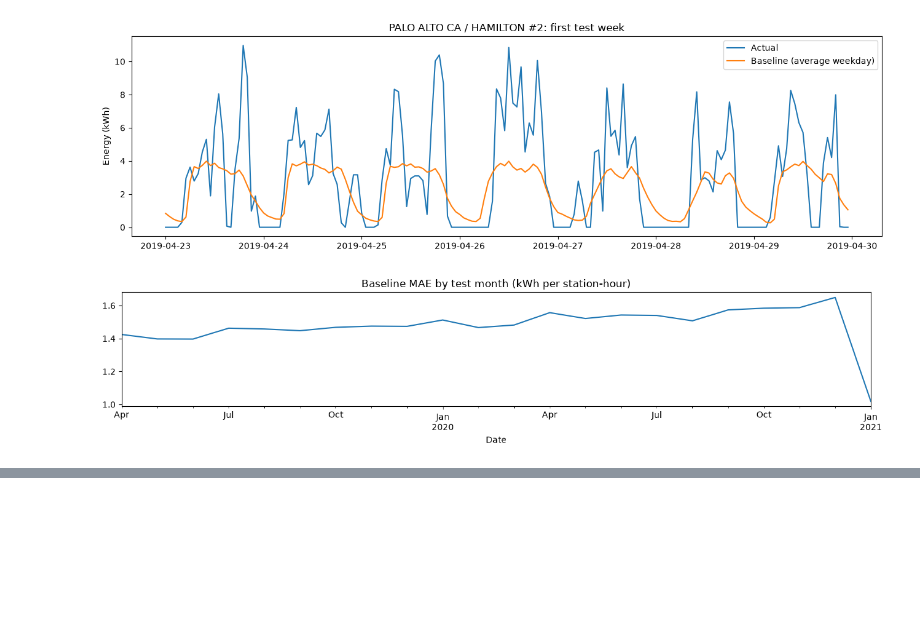
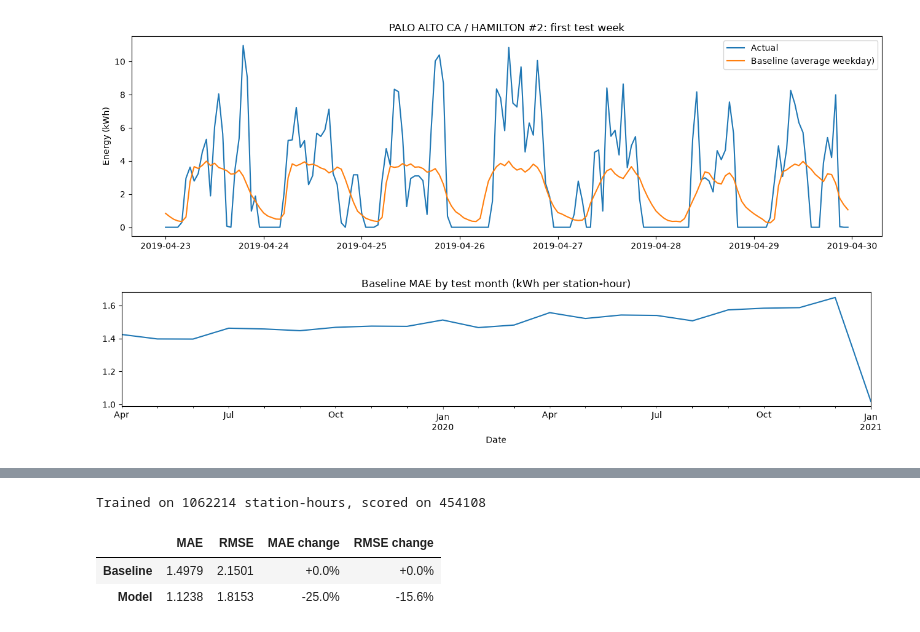
Before and after one commit to dumitritamacarenco/Introduction-to-Business-Analytics---Project-, a Jupyter notebook: task2_prediction.ipynb, the cells around one changed output, grey strips where cells are left out. Drawn from its saved outputs; the diff is of its cells as text; code cells hidden in the pictures; blank space fills up the shorter version.

```diff
--- a/task2_prediction.ipynb
+++ b/task2_prediction.ipynb
@@ -158,0 +231,19 @@ plt.show()
+# %%
+is_train = (features["Date"] < CUTOFF) & features[TARGET].notna()
+
+model = HistGradientBoostingRegressor(categorical_features="from_dtype", learning_rate=0.05, max_iter=300, random_state=0)
+model.fit(features.loc[is_train, FEATURES], features.loc[is_train, TARGET])
+
+# Same test rows as the baseline
+scored["Model"] = model.predict(features.loc[scored.index, FEATURES]).clip(min=0)
+
+results = pd.DataFrame({name: evaluate(scored[TARGET], scored[name]) for name in ["Baseline", "Model"]}).T
+results["MAE change"] = results["MAE"] / results.loc["Baseline", "MAE"] - 1
+results["RMSE change"] = results["RMSE"] / results.loc["Baseline", "RMSE"] - 1
+print(f"Trained on {is_train.sum()} station-hours, scored on {len(scored)}")
+display(results.style.format({"MAE": "{:.4f}", "RMSE": "{:.4f}", "MAE change": "{:+.1%}", "RMSE change": "{:+.1%}"}))
+# %% [output]
+Trained on 1062214 station-hours, scored on 454108
+|  | MAE | RMSE | MAE change | RMSE change |
+| Baseline | 1.4979 | 2.1501 | +0.0% | +0.0% |
+| Model | 1.1238 | 1.8153 | -25.0% | -15.6% |
```
Also changed, not shown: parts of 6 cells of this notebook.
